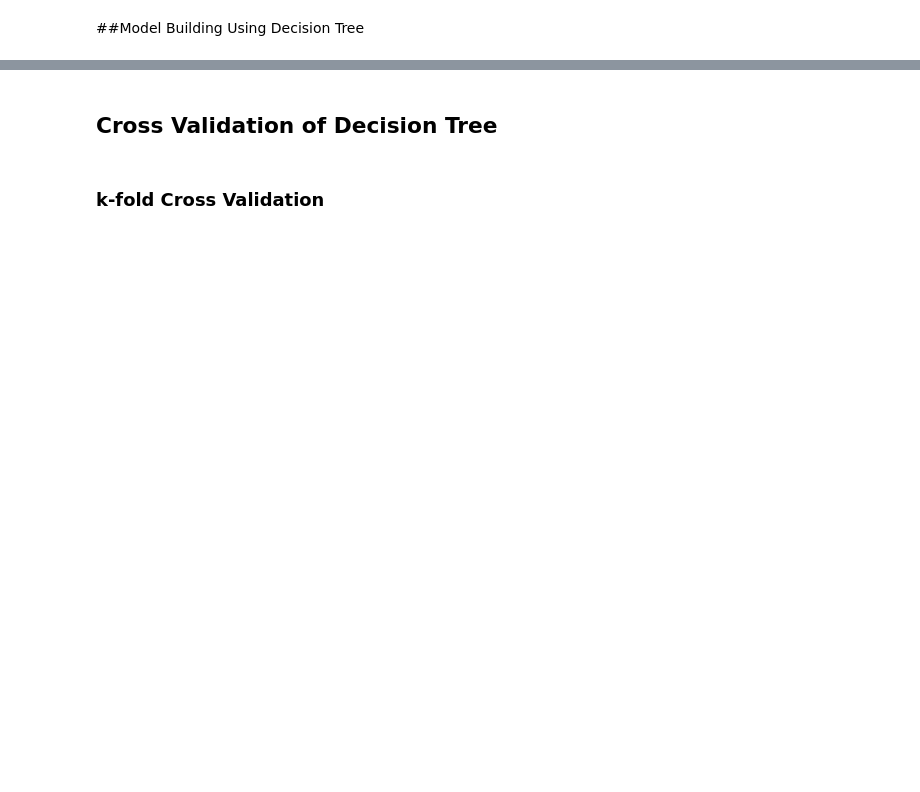
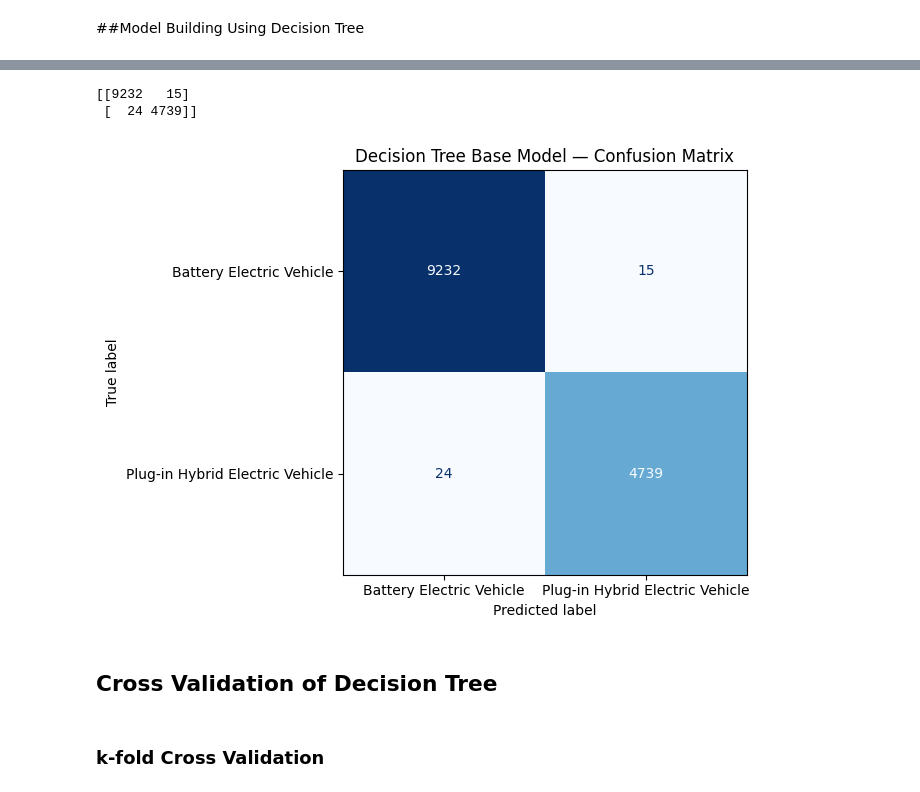
Before and after one commit to MidhulaMS/EV-Population-Prediction, a Jupyter notebook: EV_Population_Prediction.ipynb, the cells around one changed output, grey strips where cells are left out. Cells and saved outputs as stored; diff of their text form; code cells hidden in the pictures; blank space fills up the shorter version.

Commit message:
Confusion matrix, Hyper parameter tuning

```diff
--- a/EV_Population_Prediction.ipynb
+++ b/EV_Population_Prediction.ipynb
@@ -698,3 +694,21 @@ print(" F1 Score of Decision Tree: ", f1_dt)
+# %%
+cm = confusion_matrix(y_test,dt_pred)
+print(cm)
+# %% [output]
+[[9232   15]
+ [  24 4739]]
+# %%
+fig, ax = plt.subplots(figsize=(10, 5))
+disp = ConfusionMatrixDisplay(
+    confusion_matrix=cm,
+    display_labels=['Battery Electric Vehicle', 'Plug-in Hybrid Electric Vehicle']
+)
+disp.plot(ax=ax, colorbar=False, cmap='Blues')
+plt.title("Decision Tree Base Model — Confusion Matrix")
+plt.tight_layout()
+plt.show()
+# %% [output]
+[figure, added]
 # %% [markdown]
 ## Cross Validation of Decision Tree
 # %% [markdown]
```
Also changed, not shown: parts of 10 cells of this notebook.
